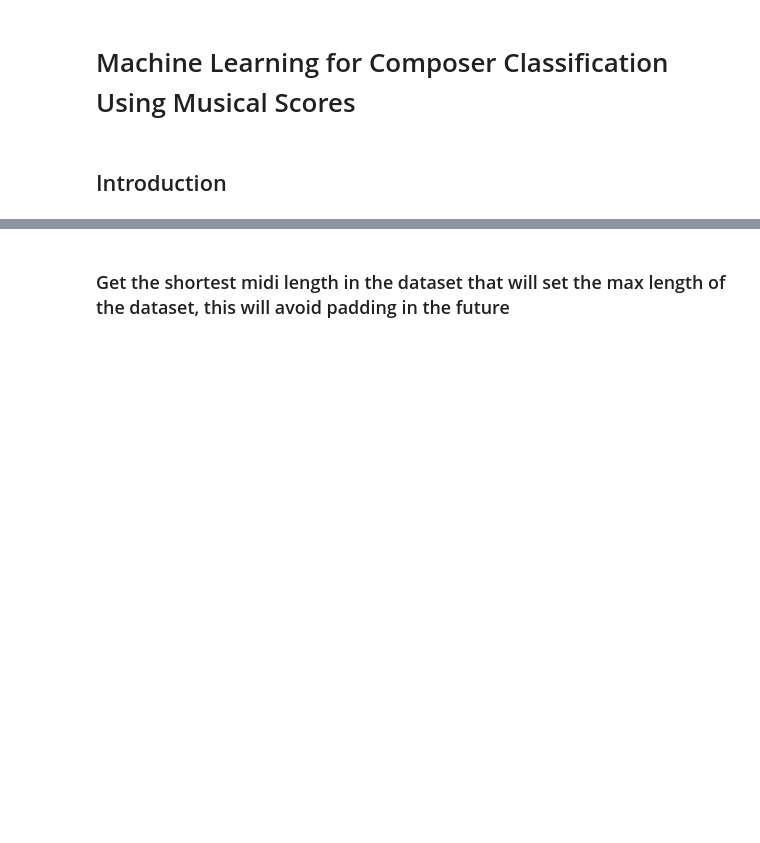
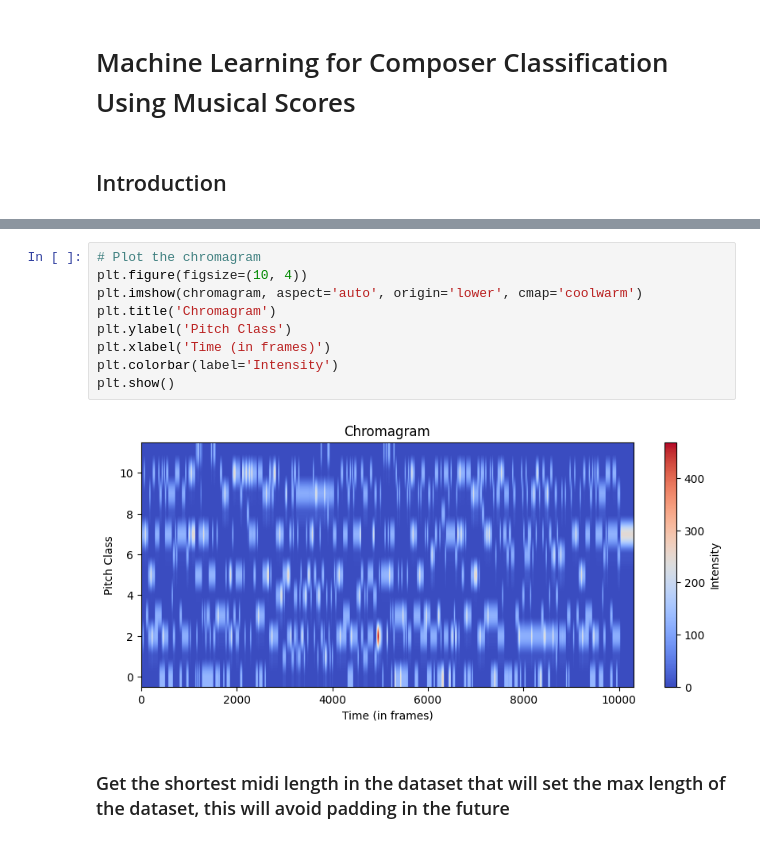
Before and after one commit to mugithi/msaai-nn, a Jupyter notebook: MachineLearningforComposerClassificationUsingMusicalScores.ipynb, the cells around one changed output, grey strips where cells are left out. Cells and saved outputs as stored; diff of their text form; blank space fills up the shorter version.

```diff
--- a/MachineLearningforComposerClassificationUsingMusicalScores.ipynb
+++ b/MachineLearningforComposerClassificationUsingMusicalScores.ipynb
@@ -83,3 +133,14 @@ note_data = [[n.pitch, n.velocity, n.start, n.end] for n in notes]
+# %%
+# Plot the chromagram
+plt.figure(figsize=(10, 4))
+plt.imshow(chromagram, aspect='auto', origin='lower', cmap='coolwarm')
+plt.title('Chromagram')
+plt.ylabel('Pitch Class')
+plt.xlabel('Time (in frames)')
+plt.colorbar(label='Intensity')
+plt.show()
+# %% [output]
+[figure, added]
 # %% [markdown]
 ### Get the shortest midi length in the dataset that will set the max length of the dataset, this will avoid padding in the future
 # %%
```
Also changed, not shown: parts of 45 cells of this notebook.
